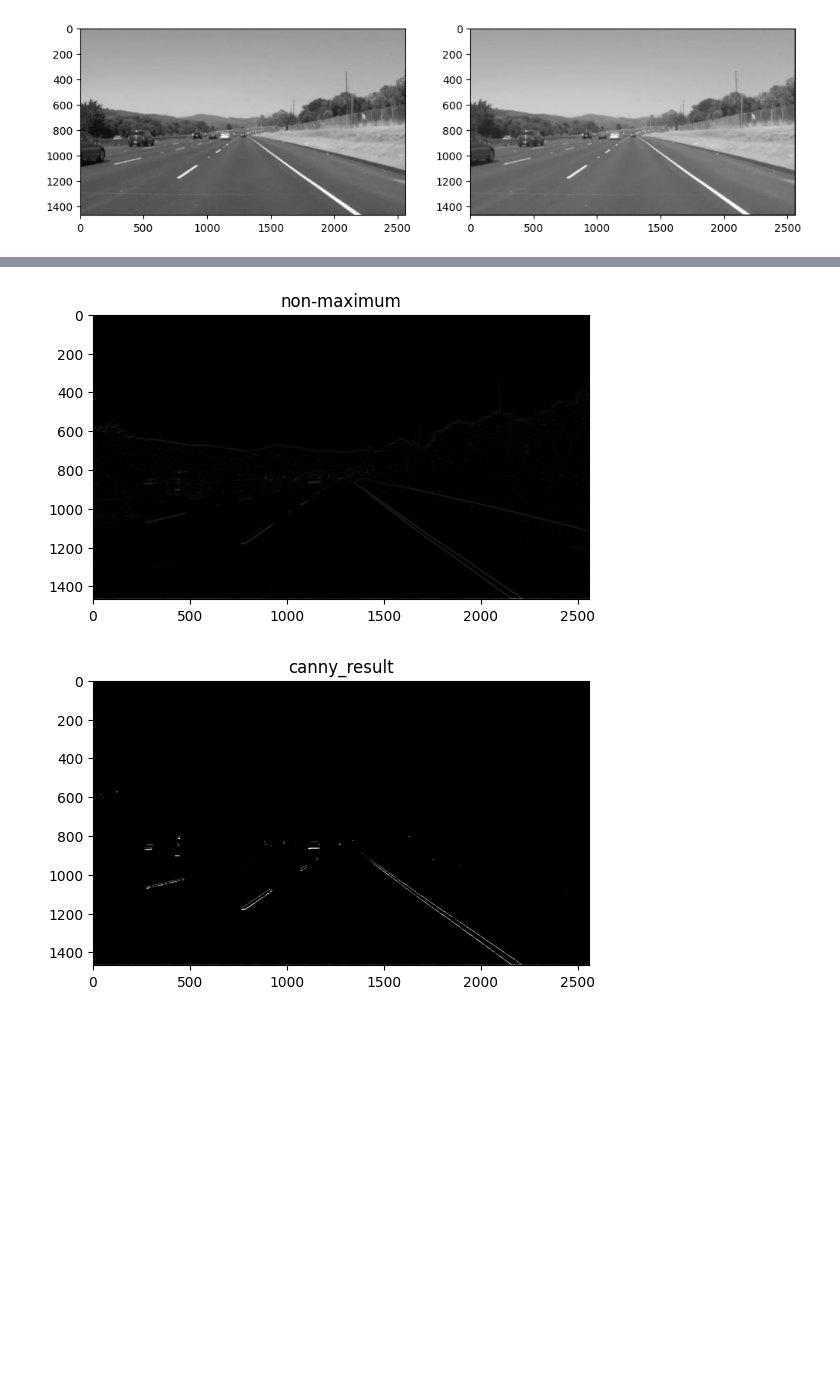
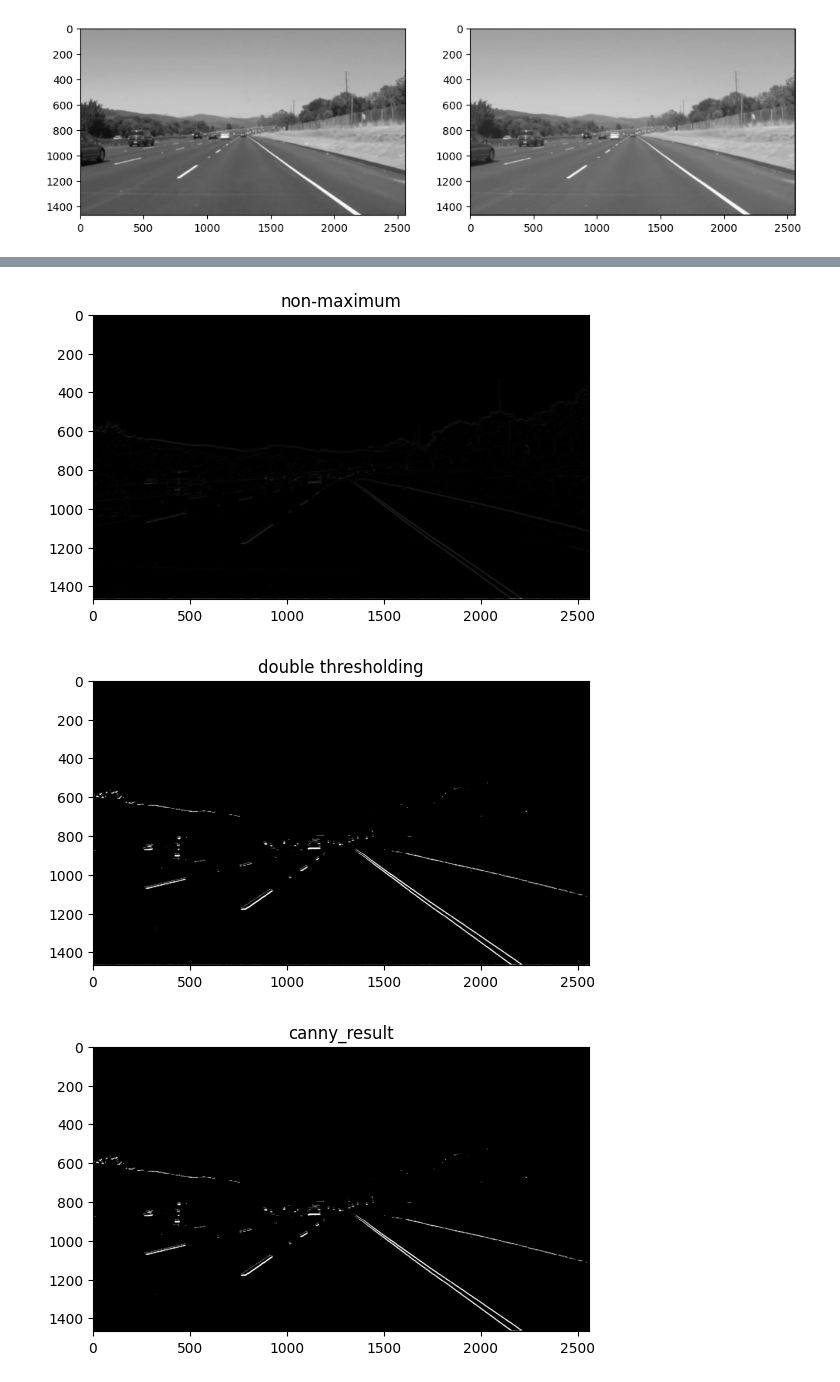
Before and after one commit to zrc0622/HIT-CV, a Jupyter notebook: 实验/实验二/code/main.ipynb, the cells around one changed output, grey strips where cells are left out. Saved outputs shown, nothing was run; the diff lists cells and outputs as text; code cells hidden in the pictures; blank space fills up the shorter version.

```diff
--- a/实验/实验二/code/main.ipynb
+++ b/实验/实验二/code/main.ipynb
@@ -120,34 +122,50 @@ for j in range(1, grad_mag.shape[0] - 1):
         dir = grad_dir[j, i]
         grad_now = grad_mag[j, i]
 
         if dir == 0 and (grad_now < grad_mag[j, i + 1] or grad_now < grad_mag[j, i - 1]):
             canny_img2[j, i] = 0
         elif dir == 1 and (grad_now < grad_mag[j + 1, i + 1] or grad_now < grad_mag[j - 1, i - 1]):
             canny_img2[j, i] = 0
         elif dir == 2 and (grad_now < grad_mag[j + 1, i] or grad_now < grad_mag[j - 1, i]):
             canny_img2[j, i] = 0
         elif dir == 3 and (grad_now < grad_mag[j + 1, i - 1] or grad_now < grad_mag[j - 1, i + 1]):
             canny_img2[j, i] = 0
 
 # 显示非极大值抑制后的结果
 plt.figure(3)
 plt.title('non-maximum')
 plt.imshow(canny_img2, cmap='gray')
 
 # 双阈值检测
-low = 30
-high = 60
+low = 20
+high = 50
 
 canny_img2[(canny_img2 >= low) & (canny_img2 <= high)] = 255
 canny_img2[canny_img2 < low] = 0
 
 # 显示双阈值检测后的结果
 plt.figure(4)
+plt.title('double thresholding')
+plt.imshow(canny_img2, cmap='gray')
+
+# 抑制孤立的弱边缘
+listx, listy = np.meshgrid([-1, 0, 1], [-1, 0, 1])
+canny_img3 = canny_img2.copy()
+
+for j in range(1, canny_img2.shape[0] - 1):
+    for i in range(1, canny_img2.shape[1] - 1):
+        if np.all(canny_img2[j + listy, i + listx] != 255):
+            canny_img3[j, i] = 0
+
+# 显示最终结果
+plt.figure(5)
 plt.title('canny_result')
-plt.imshow(canny_img2, cmap='gray')
+plt.imshow(canny_img3, cmap='gray')
+
 plt.show()
 # %% [output]
 [figure]
 [figure]
 [figure]
-[figure, old version]
+[figure, new version]
+[figure, added]
```
Also changed, not shown: parts of 3 cells of this notebook.
